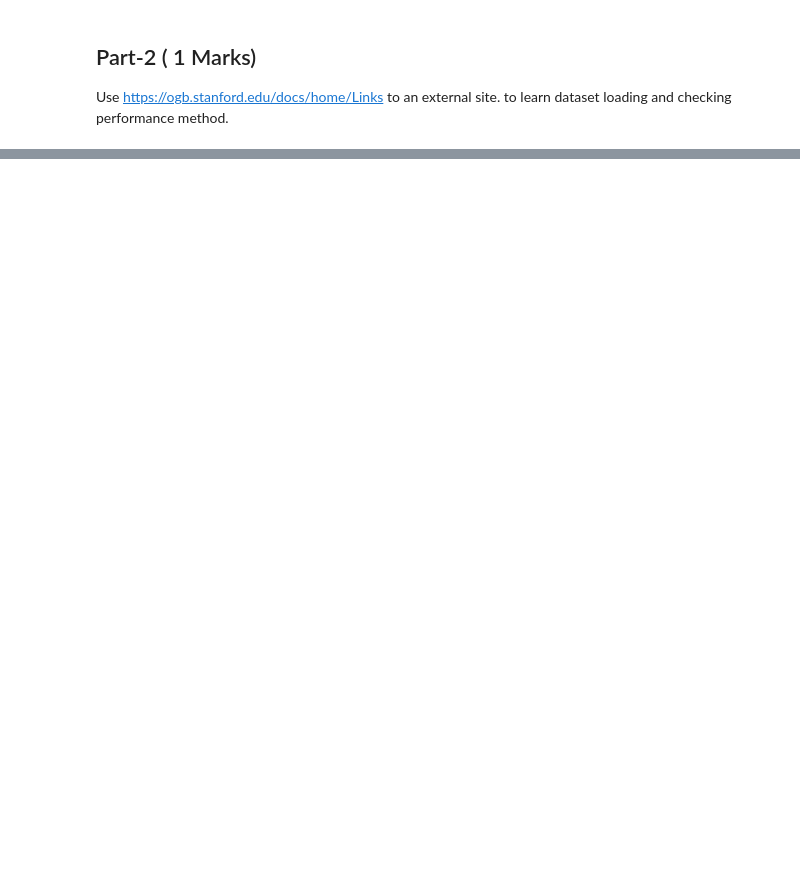
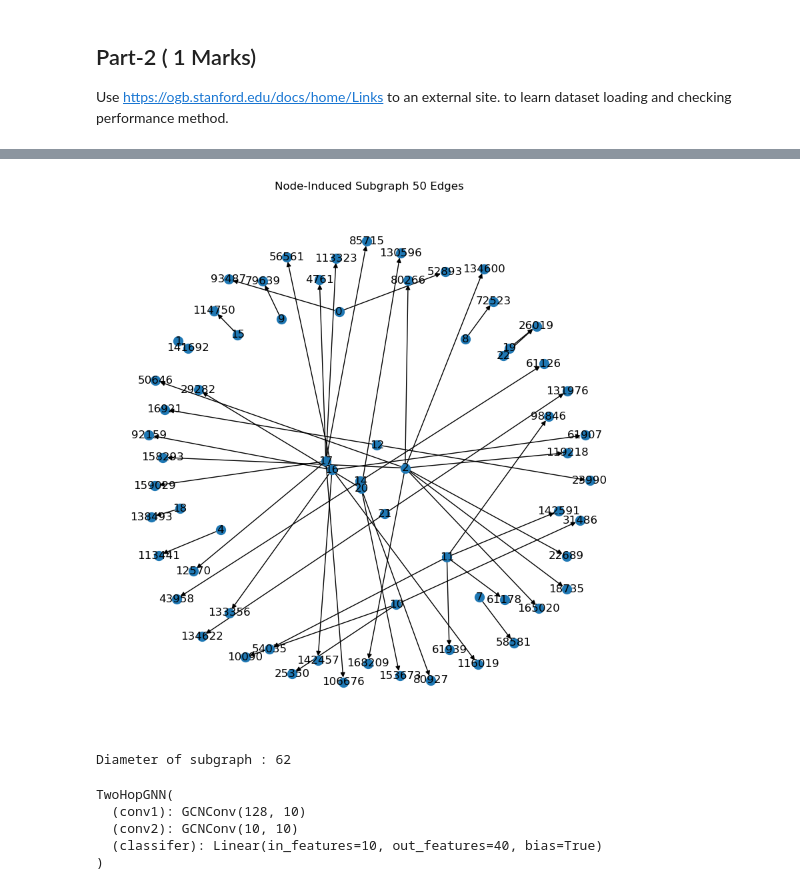
Before and after one commit to 49-22/GNN-49-Assignment, a Jupyter notebook: Assignment1_GNN49.ipynb, the cells around one changed output, grey strips where cells are left out. Saved outputs shown, nothing was run; the diff lists cells and outputs as text; code cells hidden in the pictures; blank space fills up the shorter version.

```diff
--- a/Assignment1_GNN49.ipynb
+++ b/Assignment1_GNN49.ipynb
@@ -131,0 +179,58 @@ Number of edges : 1166243
+# %%
+# (e) Generate Node-Induced Subgraph
+
+# Selecting 500 random nodes
+nodes = 50
+random_nodes = list(nx_graph.edges)[:nodes]
+nx_subgraph = nx_graph.edge_subgraph(random_nodes)
+
+# Plot the subgraph
+plt.figure(figsize=(8, 8))
+nx.draw(nx_subgraph, with_labels=True, node_size=100)
+plt.title(f"Node-Induced Subgraph {nodes} Edges")
+plt.show()
+
+# Diameter of subgraph
+max_diameter = 0
+for component in nx.strongly_connected_components(nx_graph):
+    nx_subgraph = nx_graph.subgraph(component).copy()
+    max_diameter = max(max_diameter, nx.algorithms.approximation.diameter(nx_subgraph))
+
+print(f"Diameter of subgraph : {max_diameter}")
+# %% [output]
+[figure, added]
+Diameter of subgraph : 62
+# %%
+# (f) Generate Node Embeddings using 2-Hop method
+
+class TwoHopGNN(torch.nn.Module):
+    """2-hop method for GNN"""
+    def __init__(self, in_channels, hidden_channels, out_channels):
+        super().__init__()
+        torch.manual_seed(SEED)
+        self.conv1 = tgeo.nn.GCNConv(in_channels, hidden_channels)
+        self.conv2 = tgeo.nn.GCNConv(hidden_channels, hidden_channels)
+        self.classifer = torch.nn.Linear(hidden_channels, out_features=out_channels)
+
+
+    def forward(self, x, edge_index):
+        h = self.conv1(x, edge_index)
+        h = torch.nn.functional.tanh(h)
+        h = self.conv2(h, edge_index)
+        h = torch.nn.functional.tanh(h)
+
+         # Apply a final (linear) classifier.
+        out = self.classifier(h)
+
+        return out, h
+
+
+# Model
+model = TwoHopGNN(dataset.num_features, 10, dataset.num_classes)
+print(model)
+# %% [output]
+TwoHopGNN(
+  (conv1): GCNConv(128, 10)
+  (conv2): GCNConv(10, 10)
+  (classifer): Linear(in_features=10, out_features=40, bias=True)
+)
```
Also changed, not shown: parts of 10 cells of this notebook.
